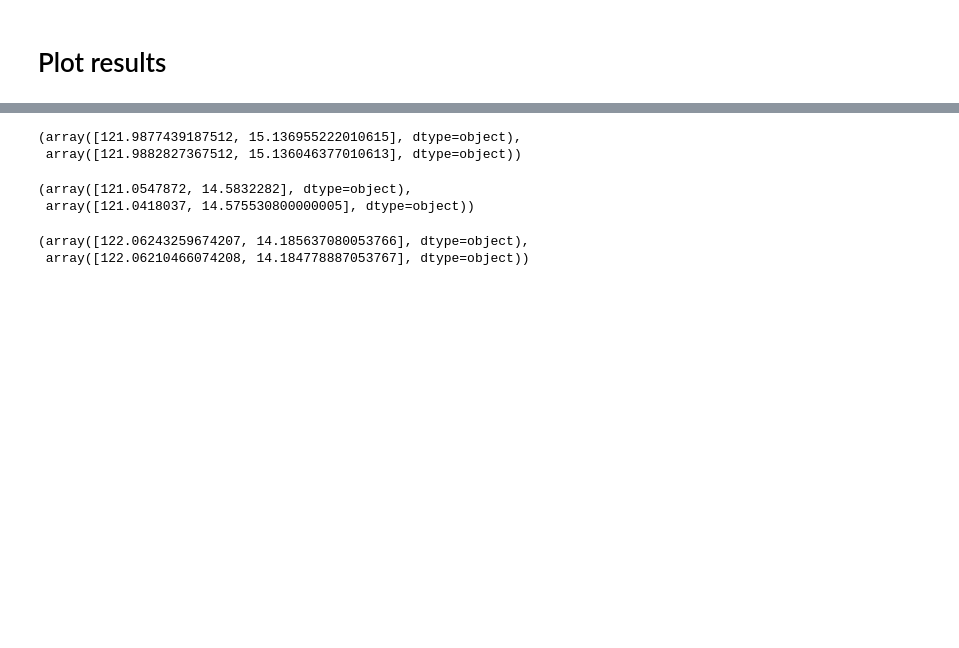
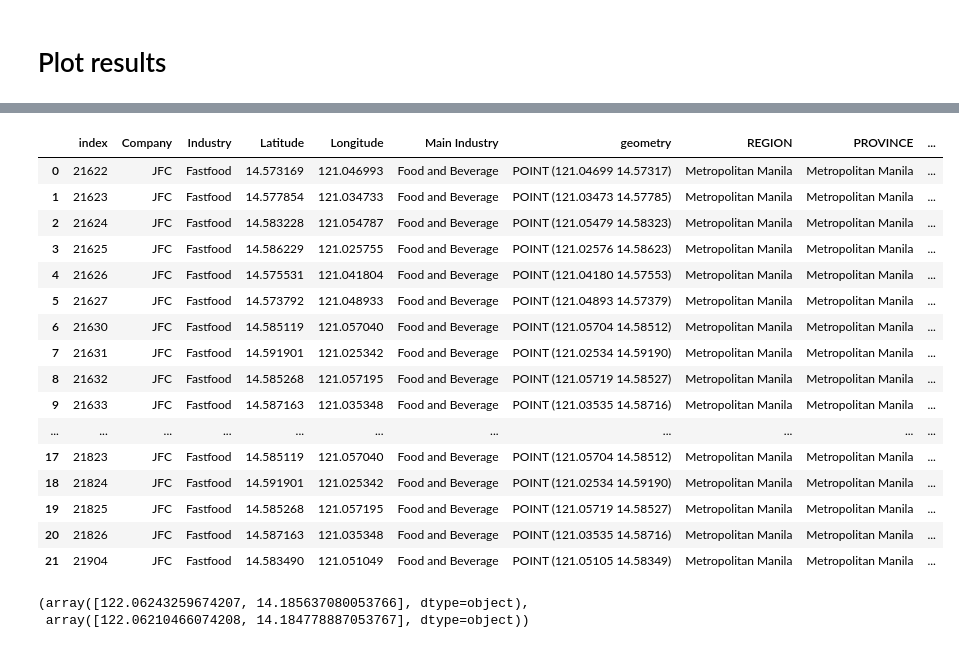
Before and after one commit to ravendico/POC-Route-Optimization-VRP, a Jupyter notebook: Route-Optimization-PH.ipynb, the cells around one changed output, grey strips where cells are left out. Drawn from its saved outputs; the diff is of its cells as text; code cells hidden in the pictures; blank space fills up the shorter version.

```diff
--- a/Route-Optimization-PH.ipynb
+++ b/Route-Optimization-PH.ipynb
@@ -284,6 +282,5 @@ routes
 # Plot results
 # %%
 jabee = jabee.to_crs('epsg:4326')
+jabee['Hub_Flg'] = '0'
+jabee.loc[data['depot'], 'Hub_Flg'] = '1'
-# %%
-jabee['Hub_Flg'] = '0'
-jabee.loc[4, 'Hub_Flg'] = '1'
@@ -307,3 +286,0 @@ jabee.geometry.y.mean()
-# %%
-jabee['color'] = jabee.Hub_Flg.map(dict(zip(['0', '1'], px.colors.qualitative.Plotly)))
-jabee['color']
@@ -431,16 +305,6 @@ def compute_arrow_coords(A, B):
     T = P + widh*u
 
     return S, T
-# %%
-S, T
-# %% [output]
-(array([121.9877439187512, 15.136955222010615], dtype=object),
- array([121.9882827367512, 15.136046377010613], dtype=object))
-# %%
-A, B
-# %% [output]
-(array([121.0547872, 14.5832282], dtype=object),
- array([121.0418037, 14.575530800000005], dtype=object))
 # %%
 fig = go.Figure()
 
@@ -483,6 +398,26 @@ fig.update_layout(
 )
 
 fig.show()
+# %%
+jabee
+# %% [output]
+|  | index | Company | Industry | Latitude | Longitude | Main Industry | geometry | REGION | PROVINCE | ... |
+| 0 | 21622 | JFC | Fastfood | 14.573169 | 121.046993 | Food and Beverage | POINT (121.04699 14.57317) | Metropolitan Manila | Metropolitan Manila | ... |
+| 1 | 21623 | JFC | Fastfood | 14.577854 | 121.034733 | Food and Beverage | POINT (121.03473 14.57785) | Metropolitan Manila | Metropolitan Manila | ... |
+| 2 | 21624 | JFC | Fastfood | 14.583228 | 121.054787 | Food and Beverage | POINT (121.05479 14.58323) | Metropolitan Manila | Metropolitan Manila | ... |
+| 3 | 21625 | JFC | Fastfood | 14.586229 | 121.025755 | Food and Beverage | POINT (121.02576 14.58623) | Metropolitan Manila | Metropolitan Manila | ... |
+| 4 | 21626 | JFC | Fastfood | 14.575531 | 121.041804 | Food and Beverage | POINT (121.04180 14.57553) | Metropolitan Manila | Metropolitan Manila | ... |
+| 5 | 21627 | JFC | Fastfood | 14.573792 | 121.048933 | Food and Beverage | POINT (121.04893 14.57379) | Metropolitan Manila | Metropolitan Manila | ... |
+| 6 | 21630 | JFC | Fastfood | 14.585119 | 121.057040 | Food and Beverage | POINT (121.05704 14.58512) | Metropolitan Manila | Metropolitan Manila | ... |
+| 7 | 21631 | JFC | Fastfood | 14.591901 | 121.025342 | Food and Beverage | POINT (121.02534 14.59190) | Metropolitan Manila | Metropolitan Manila | ... |
+| 8 | 21632 | JFC | Fastfood | 14.585268 | 121.057195 | Food and Beverage | POINT (121.05719 14.58527) | Metropolitan Manila | Metropolitan Manila | ... |
+| 9 | 21633 | JFC | Fastfood | 14.587163 | 121.035348 | Food and Beverage | POINT (121.03535 14.58716) | Metropolitan Manila | Metropolitan Manila | ... |
+| ... | ... | ... | ... | ... | ... | ... | ... | ... | ... | ... |
+| 17 | 21823 | JFC | Fastfood | 14.585119 | 121.057040 | Food and Beverage | POINT (121.05704 14.58512) | Metropolitan Manila | Metropolitan Manila | ... |
+| 18 | 21824 | JFC | Fastfood | 14.591901 | 121.025342 | Food and Beverage | POINT (121.02534 14.59190) | Metropolitan Manila | Metropolitan Manila | ... |
+| 19 | 21825 | JFC | Fastfood | 14.585268 | 121.057195 | Food and Beverage | POINT (121.05719 14.58527) | Metropolitan Manila | Metropolitan Manila | ... |
+| 20 | 21826 | JFC | Fastfood | 14.587163 | 121.035348 | Food and Beverage | POINT (121.03535 14.58716) | Metropolitan Manila | Metropolitan Manila | ... |
+| 21 | 21904 | JFC | Fastfood | 14.583490 | 121.051049 | Food and Beverage | POINT (121.05105 14.58349) | Metropolitan Manila | Metropolitan Manila | ... |
 # %%
 compute_arrow_coords(np.array(jabee.iloc[0][['Longitude', 'Latitude']]),
                         np.array(jabee.iloc[1][['Longitude', 'Latitude']]))
```
Also changed, not shown: parts of 15 cells of this notebook.
